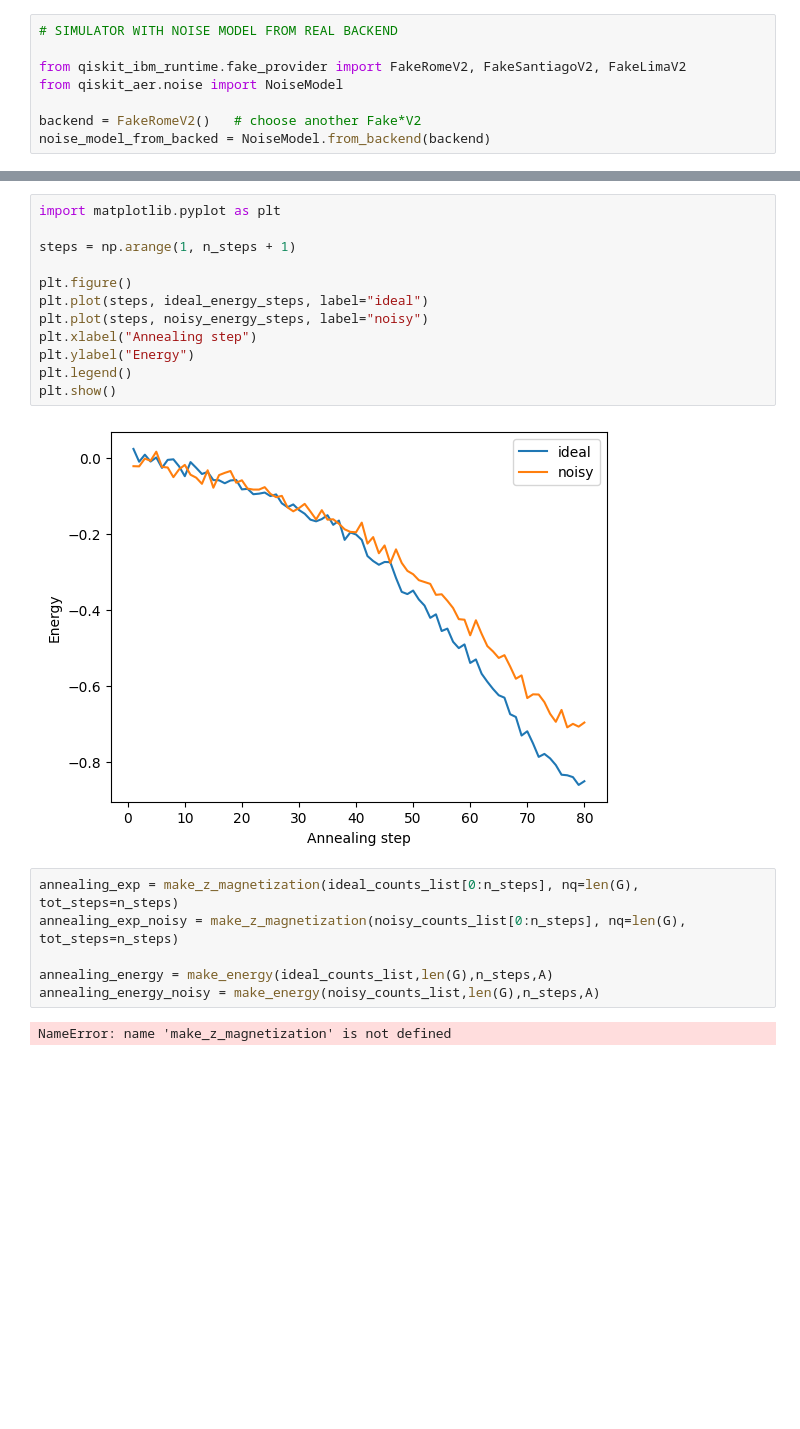
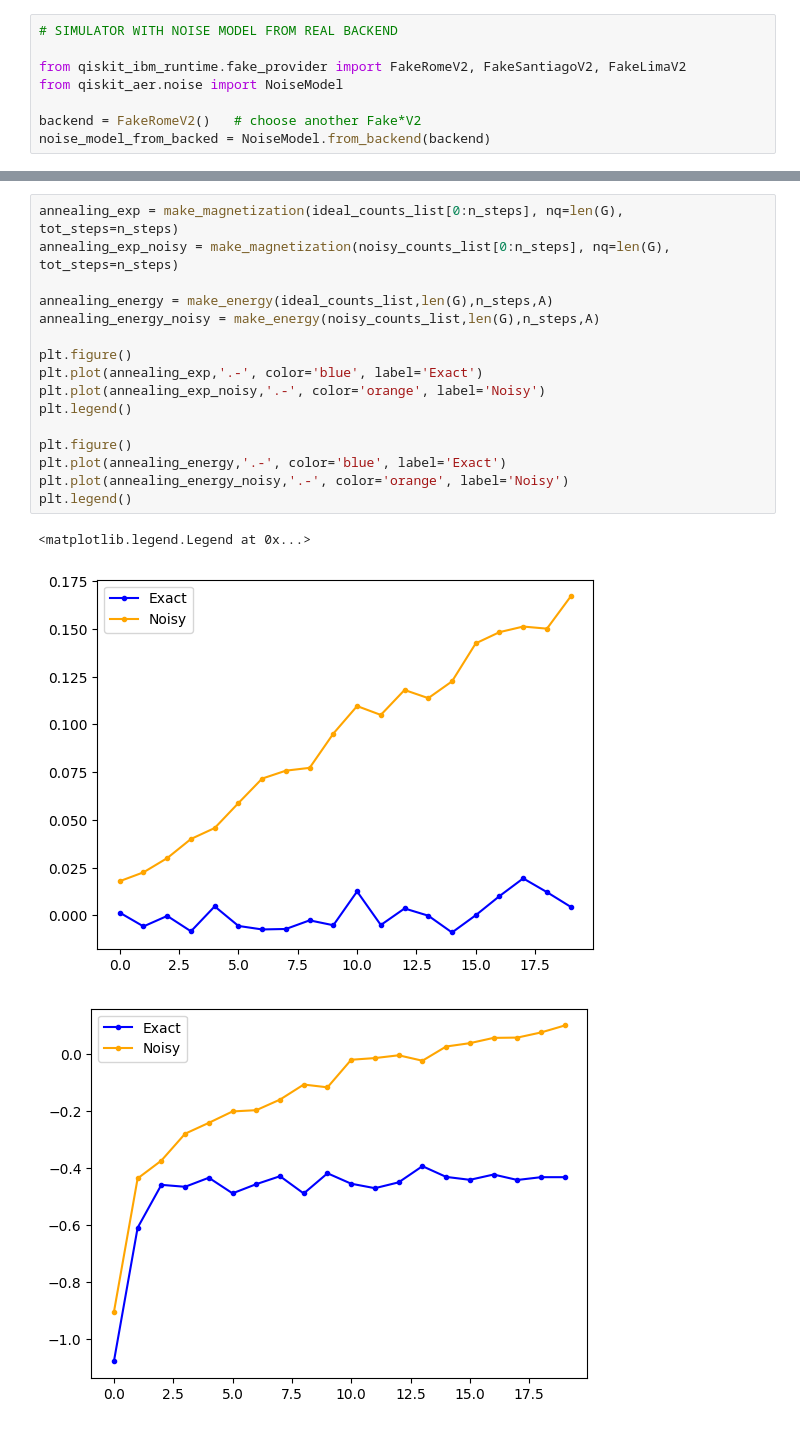
Before and after one commit to mwauters92/TIQIT_tutorial, a Jupyter notebook: Tutorial 03.ipynb, the cells around one changed output, grey strips where cells are left out. Drawn from its saved outputs; the diff is of its cells as text; blank space fills up the shorter version.

```diff
--- a/Tutorial 03.ipynb
+++ b/Tutorial 03.ipynb
@@ -1152,22 +1529,20 @@ Ideal final energy: -0.84619140625
-# %%
-import matplotlib.pyplot as plt
-
-steps = np.arange(1, n_steps + 1)
-
-plt.figure()
-plt.plot(steps, ideal_energy_steps, label="ideal")
-plt.plot(steps, noisy_energy_steps, label="noisy")
-plt.xlabel("Annealing step")
-plt.ylabel("Energy")
-plt.legend()
-plt.show()
-# %% [output]
-[figure, removed]
 # %%
-annealing_exp = make_z_magnetization(ideal_counts_list[0:n_steps], nq=len(G), tot_steps=n_steps)
-annealing_exp_noisy = make_z_magnetization(noisy_counts_list[0:n_steps], nq=len(G), tot_steps=n_steps)
+annealing_exp = make_magnetization(ideal_counts_list[0:n_steps], nq=len(G), tot_steps=n_steps)
+annealing_exp_noisy = make_magnetization(noisy_counts_list[0:n_steps], nq=len(G), tot_steps=n_steps)
 
 annealing_energy = make_energy(ideal_counts_list,len(G),n_steps,A)
 annealing_energy_noisy = make_energy(noisy_counts_list,len(G),n_steps,A)
+
+plt.figure()
+plt.plot(annealing_exp,'.-', color='blue', label='Exact')
+plt.plot(annealing_exp_noisy,'.-', color='orange', label='Noisy')
+plt.legend()
+
+plt.figure()
+plt.plot(annealing_energy,'.-', color='blue', label='Exact')
+plt.plot(annealing_energy_noisy,'.-', color='orange', label='Noisy')
+plt.legend()
 # %% [output]
-NameError: name 'make_z_magnetization' is not defined
+<matplotlib.legend.Legend at 0x...>
+[figure, added]
+[figure, added]
```
Also changed, not shown: parts of 23 cells of this notebook.
